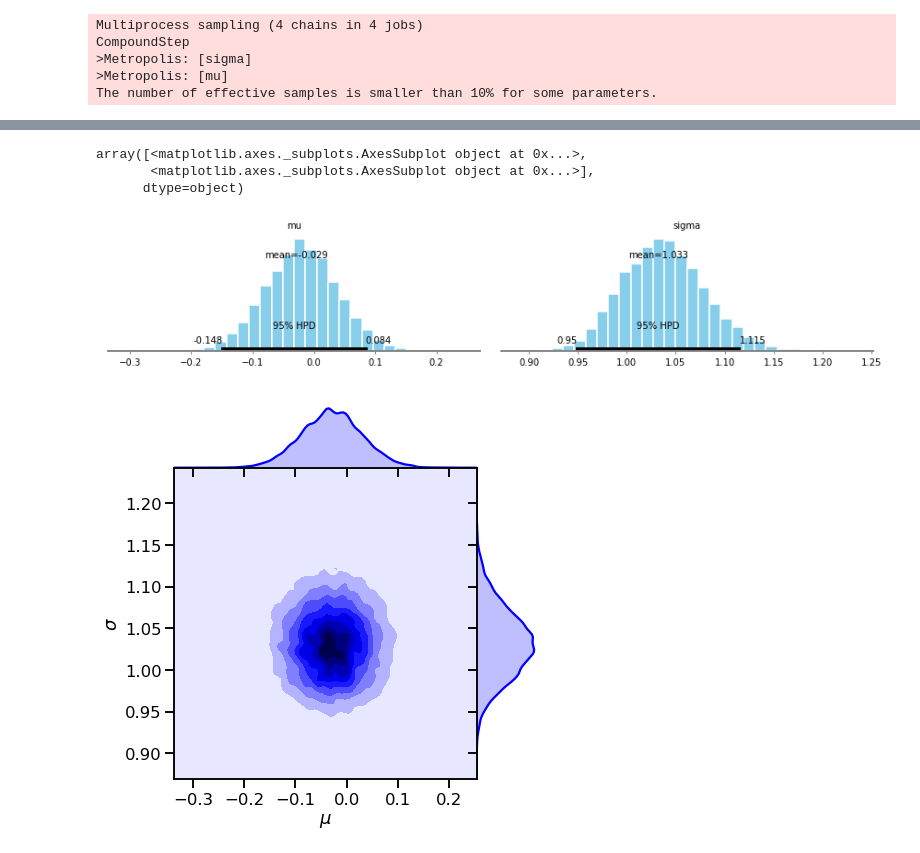
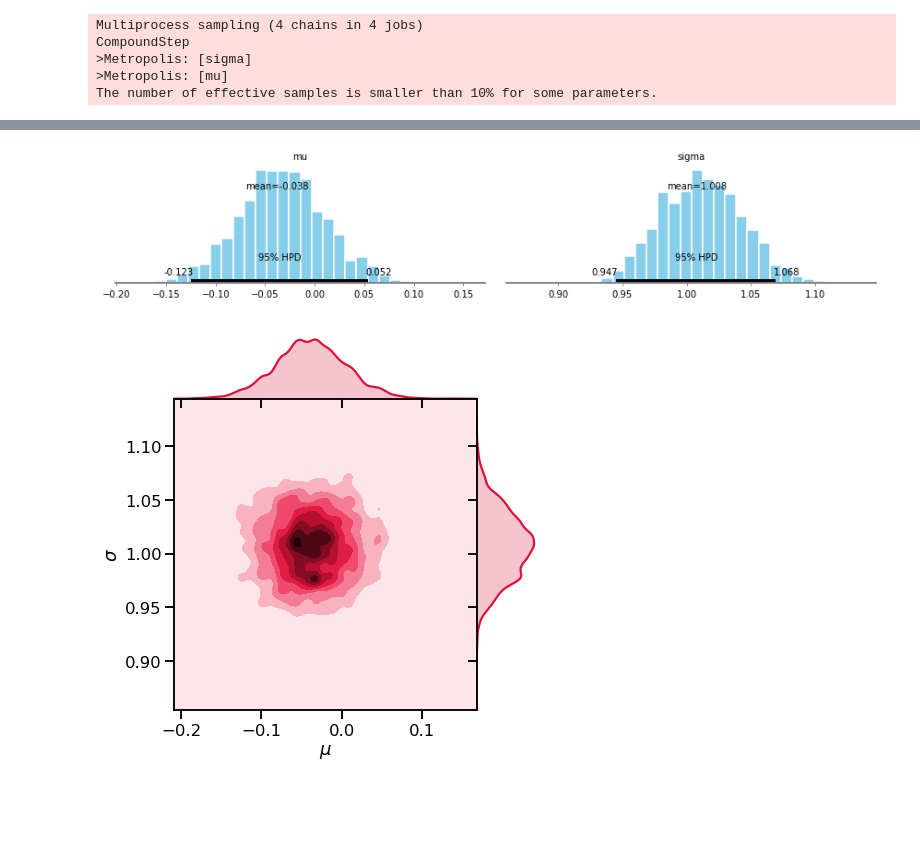
Before and after one commit to giacomo-artoni/cmpp, a Jupyter notebook: Lecture2-BayesianInference/Bayesian Inference 1.ipynb, the cells around one changed output, grey strips where cells are left out. Cells and saved outputs as stored; diff of their text form; code cells hidden in the pictures; blank space fills up the shorter version.

```diff
--- a/Lecture2-BayesianInference/Bayesian Inference 1.ipynb
+++ b/Lecture2-BayesianInference/Bayesian Inference 1.ipynb
@@ -11,6 +11,6 @@ sns.set_context('talk')
 np.random.seed(123)
 
 #Generate data set as normal distribution N(0,1)
-data = np.random.randn(300)
+data = np.random.randn(500)
 print("Mean(sd) of data: %.2f (%.2f)"% (np.average(data),np.std(data)))
 # %% [output]
@@ -25,21 +25,23 @@ ax.set(title='Histogram of observed data', xlabel='x', ylabel='# observations');
 # %%
 #Build the model and run the MCMC (with parallel chains)
 with pm.Model():
+
     #Prior for mu
     mu = pm.Normal('mu', 0, 1)
     #mu = pm.Uniform('mu', lower=-1, upper=1)
 
     #Prior for sigma
     sigma = pm.Uniform('sigma', lower=0.5, upper=2.0)
-    #sigma = pm.InverseGamma('sigma',0.001,0.00001)
+    #sigma = pm.InverseGamma('sigma', 0.001, 0.00001)
 
     #Likelihood/model
     returns = pm.Normal('returns', mu=mu, sd=sigma, observed=data)
 
     step = pm.Metropolis()
-    trace = pm.sample(20000, step, njobs=4, start=[{'mu':0+.25*np.random.randn(),'sigma':1+.25*np.random.randn(),} for j in range(4)])
-
-burnin=1000
+    trace = pm.sample(5000, step, njobs=4,
+                      start=[{'mu':0+.25*np.random.randn(),
+                              'sigma':1+.25*np.random.randn(),}
+                             for j in range(4)])
 # %% [output]
 Multiprocess sampling (4 chains in 4 jobs)
 CompoundStep
@@ -87,15 +68,12 @@ array([[<matplotlib.axes._subplots.AxesSubplot object at 0x...>,
 # %%
 #Plot the posterior with credible intervals (HPD=Highest Posterior Density)
-pm.plot_posterior(trace[burnin:], kde_plot=True)
+pm.plot_posterior(trace, kde_plot=True);
 # %% [output]
-array([<matplotlib.axes._subplots.AxesSubplot object at 0x...>,
-       <matplotlib.axes._subplots.AxesSubplot object at 0x...>],
-      dtype=object)
-[figure, old version]
+[figure, new version]
 # %%
 #Plot joint posterior distribution
-jg=sns.jointplot(trace[burnin:]['mu'],trace[burnin:]['sigma'],kind="kde", color="b", space=0)\
+jg=sns.jointplot(trace['mu'], trace['sigma'], kind="kde", color='crimson', space=0)\
     .set_axis_labels("$\mu$","$\sigma$")\
     .plot_joint(sns.kdeplot, zorder=0, n_levels=4)
 # %% [output]
-[figure, old version]
+[figure, new version]
```
Also changed, not shown: parts of 6 cells of this notebook, 2 other files.
